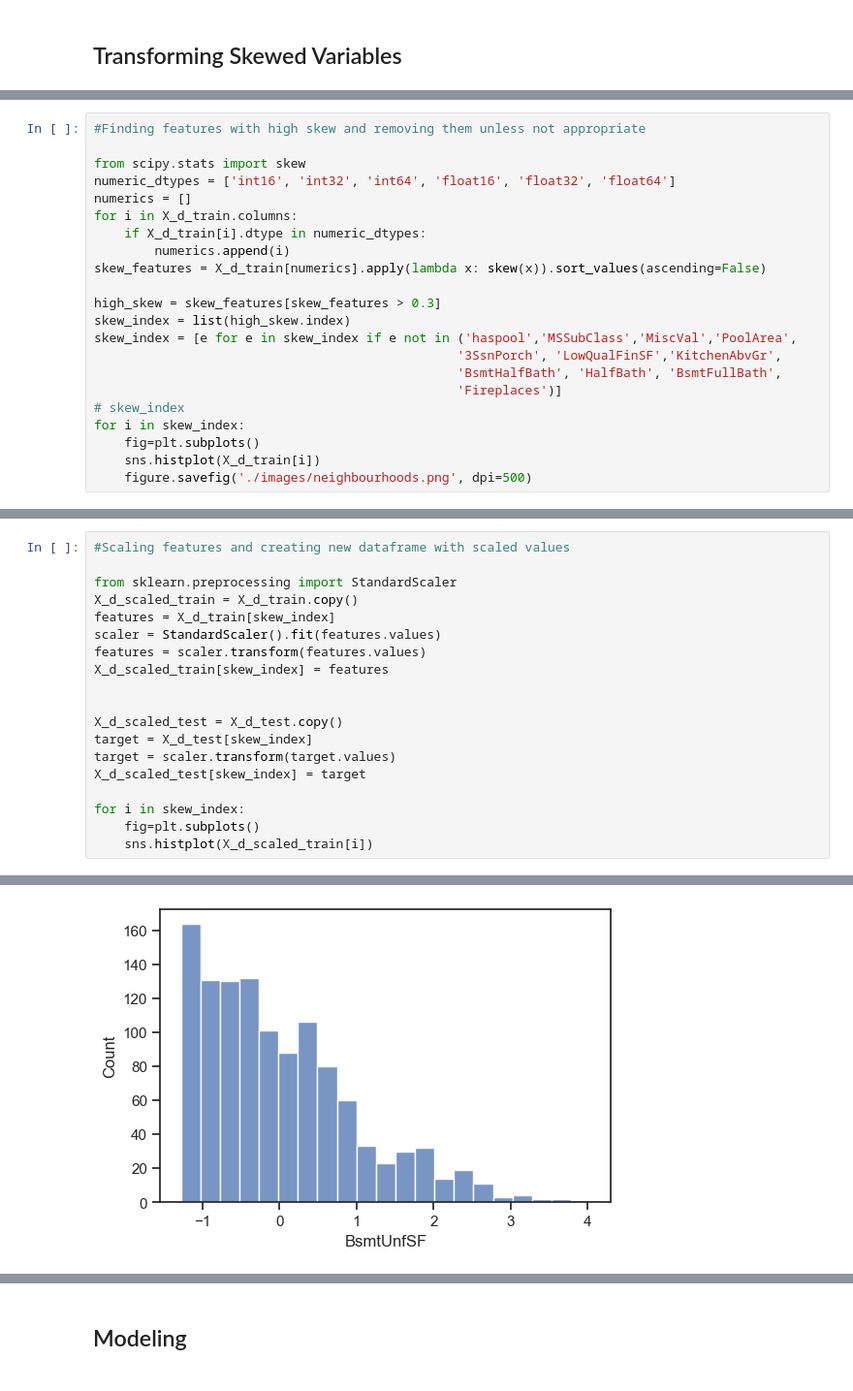
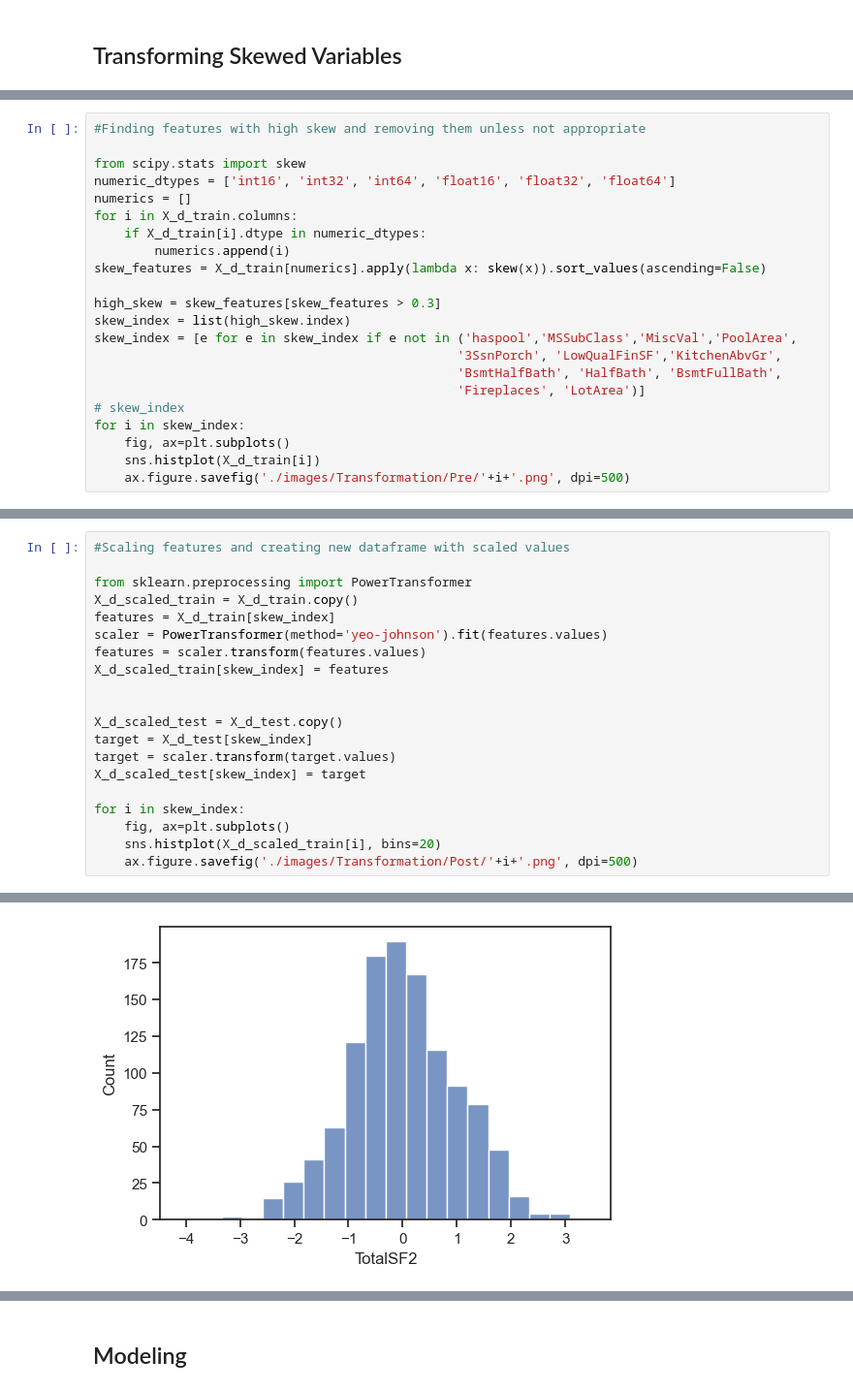
Before and after one commit to DanEllen/House-Prices-Advanced-Regression-Techniques, a Jupyter notebook: Machine_Learning_Code.ipynb, the cells around one changed output, grey strips where cells are left out. Shown at 97% size. Cells and saved outputs as stored; diff of their text form.

```diff
--- a/Machine_Learning_Code.ipynb
+++ b/Machine_Learning_Code.ipynb
@@ -271,10 +277,10 @@ skew_index = list(high_skew.index)
 skew_index = [e for e in skew_index if e not in ('haspool','MSSubClass','MiscVal','PoolArea',
                                                 '3SsnPorch', 'LowQualFinSF','KitchenAbvGr',
                                                 'BsmtHalfBath', 'HalfBath', 'BsmtFullBath',
-                                                'Fireplaces')]
+                                                'Fireplaces', 'LotArea')]
 # skew_index
 for i in skew_index:
-    fig=plt.subplots()
+    fig, ax=plt.subplots()
     sns.histplot(X_d_train[i])
-    figure.savefig('./images/neighbourhoods.png', dpi=500)
+    ax.figure.savefig('./images/Transformation/Pre/'+i+'.png', dpi=500)
 # %% [output]
@@ -294,10 +300,10 @@ for i in skew_index:
 # %%
 #Scaling features and creating new dataframe with scaled values
 
-from sklearn.preprocessing import StandardScaler
+from sklearn.preprocessing import PowerTransformer
 X_d_scaled_train = X_d_train.copy()
 features = X_d_train[skew_index]
-scaler = StandardScaler().fit(features.values)
+scaler = PowerTransformer(method='yeo-johnson').fit(features.values)
 features = scaler.transform(features.values)
 X_d_scaled_train[skew_index] = features
 
@@ -308,6 +314,7 @@ target = scaler.transform(target.values)
 X_d_scaled_test[skew_index] = target
 
 for i in skew_index:
-    fig=plt.subplots()
-    sns.histplot(X_d_scaled_train[i])
+    fig, ax=plt.subplots()
+    sns.histplot(X_d_scaled_train[i], bins=20)
+    ax.figure.savefig('./images/Transformation/Post/'+i+'.png', dpi=500)
 # %% [output]
@@ -324 +331 @@ for i in skew_index:
-[figure, old version]
+[figure, new version]
```
Also changed, not shown: parts of 11 cells of this notebook, 40 other files.
